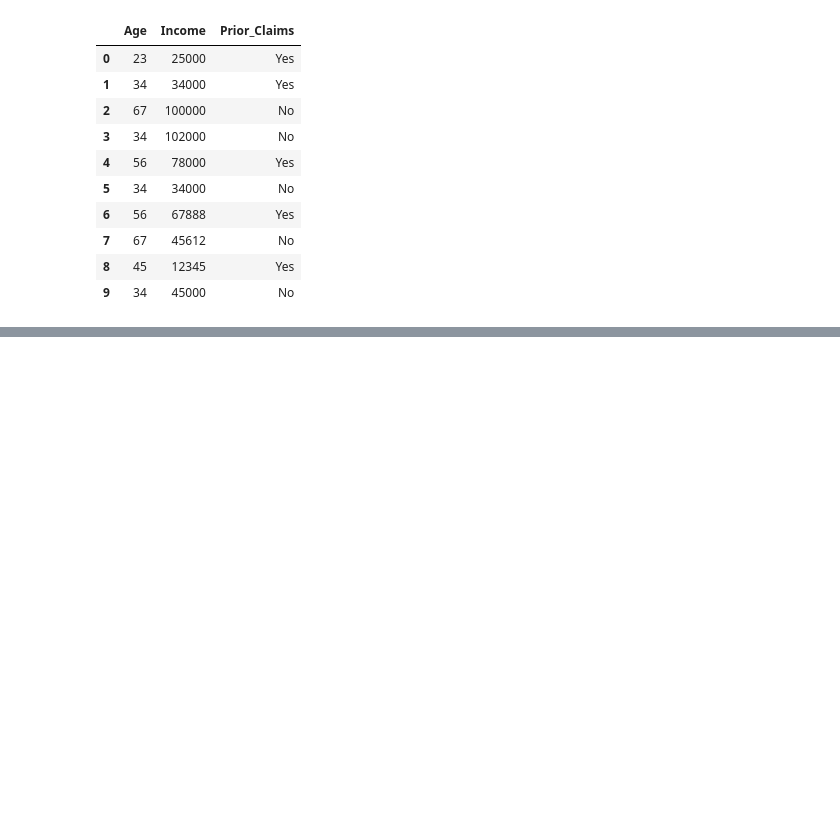
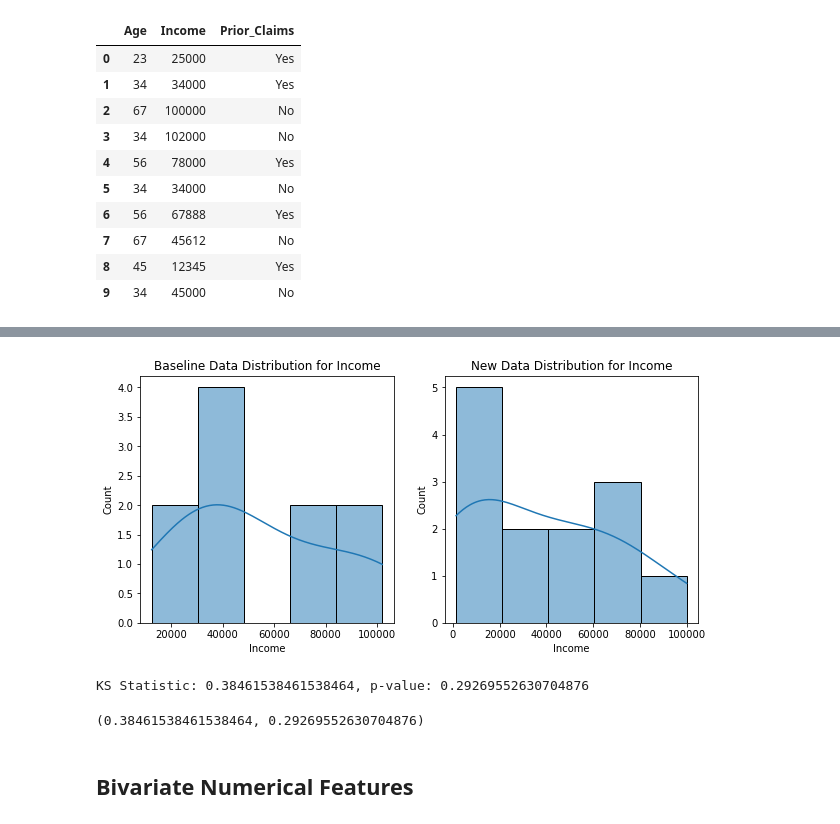
Before and after one commit to samsonq/datadrift, a Jupyter notebook: examples/Data Drift Detection.ipynb, the cells around one changed output, grey strips where cells are left out. Saved outputs shown, nothing was run; the diff lists cells and outputs as text; code cells hidden in the pictures; blank space fills up the shorter version.

```diff
--- a/examples/Data Drift Detection.ipynb
+++ b/examples/Data Drift Detection.ipynb
@@ -91,0 +133,26 @@ data_drift = DataDriftDetection(df1, df2)
+# %%
+def plot_numerical(past_data, new_data, feature, bivariate=False, labels=None):
+    """
+
+    :param feature:
+    :return:
+    """
+    fig = plt.gcf()
+    fig.set_size_inches(10, 10)
+    plt.subplot(2, 2, 1)
+    if bivariate:
+        sns.histplot(data=past_data, x=feature, hue=labels, kde=True)
+    else:
+        sns.histplot(data=past_data, x=feature, kde=True)
+    plt.title("Baseline Data Distribution for {}".format(feature))
+    plt.subplot(2, 2, 2)
+    if bivariate:
+        sns.histplot(data=new_data, x=feature, hue=labels, kde=True)
+    else:
+        sns.histplot(data=new_data, x=feature, kde=True)
+    plt.title("New Data Distribution for {}".format(feature))
+    plt.show()
+# %%
+plot_numerical(df1, df2, "Income")
+# %% [output]
+[figure, added]
@@ -91,0 +169,7 @@ data_drift = DataDriftDetection(df1, df2)
+# %%
+ks_test(df1, df2, "Income")
+# %% [output]
+KS Statistic: 0.38461538461538464, p-value: 0.29269552630704876
+(0.38461538461538464, 0.29269552630704876)
+# %% [markdown]
+## Bivariate Numerical Features
```
Also changed, not shown: parts of 14 cells of this notebook.
